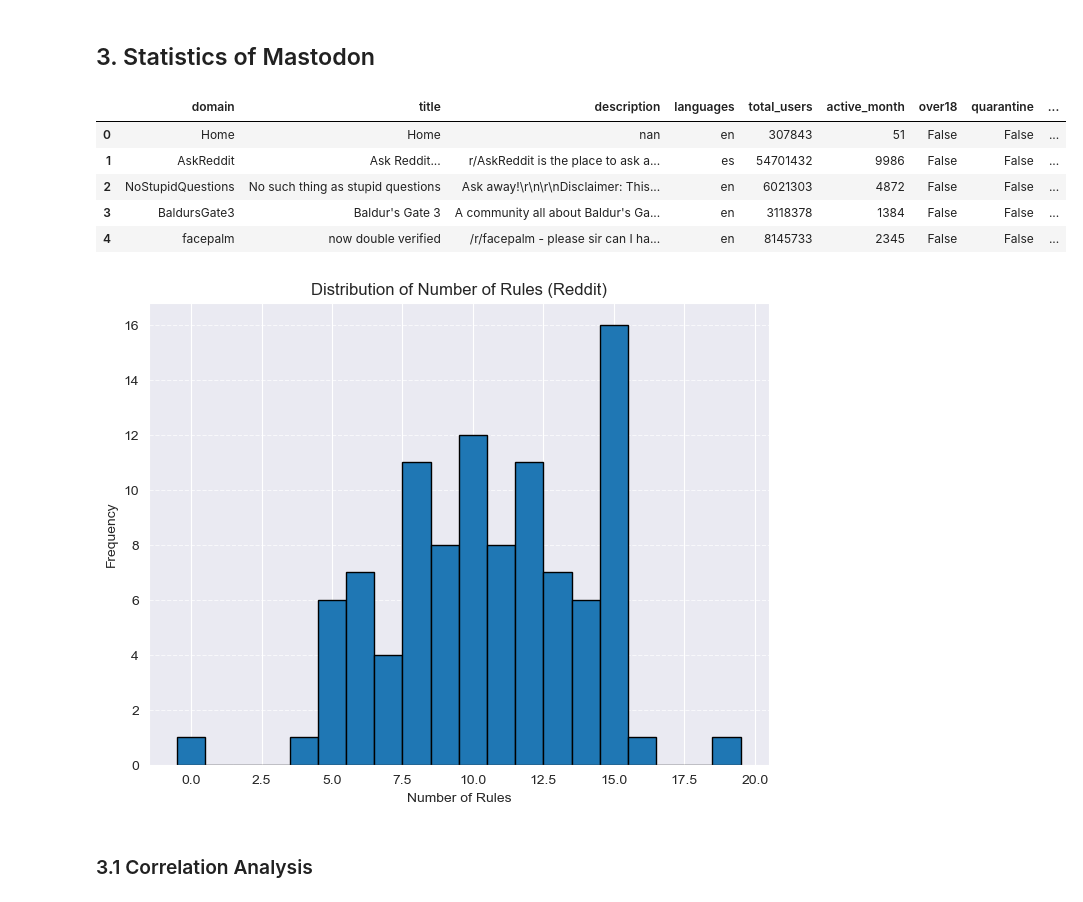
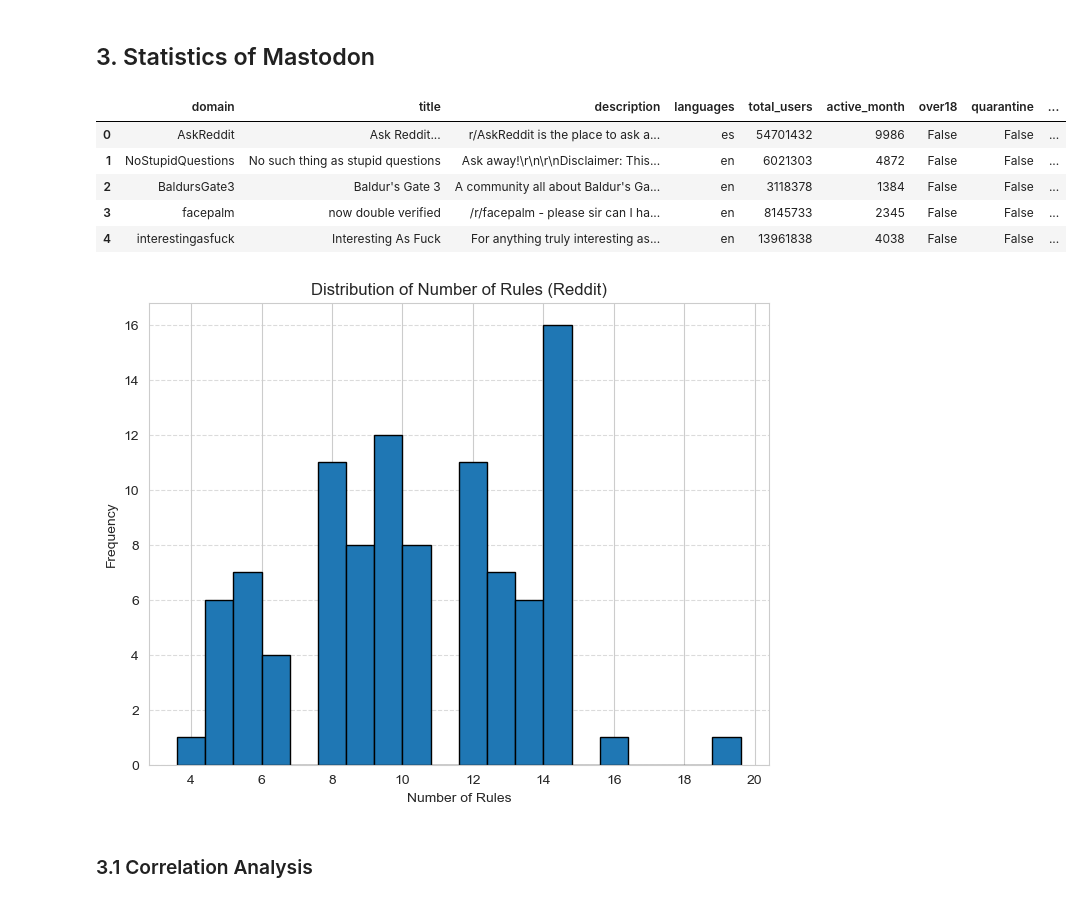
Before and after one commit to fht-epfl/socialmedia_project, a Jupyter notebook: analysis/statistic_analysis.ipynb, the cells around one changed output. Saved outputs shown, nothing was run; the diff lists cells and outputs as text; code cells hidden in the pictures.

```diff
--- a/analysis/statistic_analysis.ipynb
+++ b/analysis/statistic_analysis.ipynb
@@ -172,19 +192,21 @@ for engagement in user_engagement:
 ## 3. Statistics of Mastodon
 # %%
 df_reddit = reddit.df
+df_strictness_re=pd.read_csv("reddit_server_strictness.csv")
+df_reddit=df_reddit.merge(df_strictness_re[['domain','strictness']],how='inner',on='domain')
 df_reddit['rules_num']=df_reddit['rules'].apply(len)
 df_reddit.head(5)
 # %% [output]
 |  | domain | title | description | languages | total_users | active_month | over18 | quarantine | ... |
-| 0 | Home | Home | nan | en | 307843 | 51 | False | False | ... |
-| 1 | AskReddit | Ask Reddit... | r/AskReddit is the place to ask a... | es | 54701432 | 9986 | False | False | ... |
-| 2 | NoStupidQuestions | No such thing as stupid questions | Ask away!\r\n\r\nDisclaimer: This... | en | 6021303 | 4872 | False | False | ... |
-| 3 | BaldursGate3 | Baldur's Gate 3 | A community all about Baldur's Ga... | en | 3118378 | 1384 | False | False | ... |
-| 4 | facepalm | now double verified | /r/facepalm - please sir can I ha... | en | 8145733 | 2345 | False | False | ... |
+| 0 | AskReddit | Ask Reddit... | r/AskReddit is the place to ask a... | es | 54701432 | 9986 | False | False | ... |
+| 1 | NoStupidQuestions | No such thing as stupid questions | Ask away!\r\n\r\nDisclaimer: This... | en | 6021303 | 4872 | False | False | ... |
+| 2 | BaldursGate3 | Baldur's Gate 3 | A community all about Baldur's Ga... | en | 3118378 | 1384 | False | False | ... |
+| 3 | facepalm | now double verified | /r/facepalm - please sir can I ha... | en | 8145733 | 2345 | False | False | ... |
+| 4 | interestingasfuck | Interesting As Fuck | For anything truly interesting as... | en | 13961838 | 4038 | False | False | ... |
 # %%
 plot_distribution(df_reddit['rules_num'],'Number of Rules','Frequency','Distribution of Number of Rules (Reddit)', df_reddit['rules_num'].max())
 # %% [output]
-[figure, old version]
+[figure, new version]
 # %% [markdown]
 ### 3.1 Correlation Analysis
 # %%
```
Also changed, not shown: parts of 41 cells of this notebook, 2 other files.
